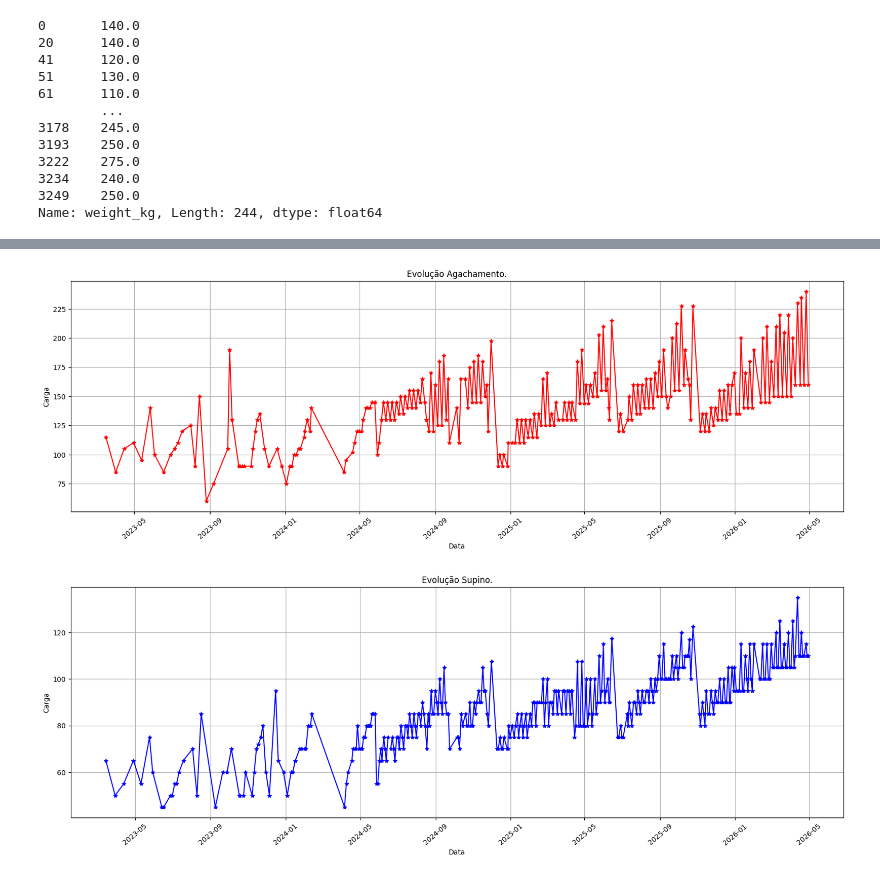
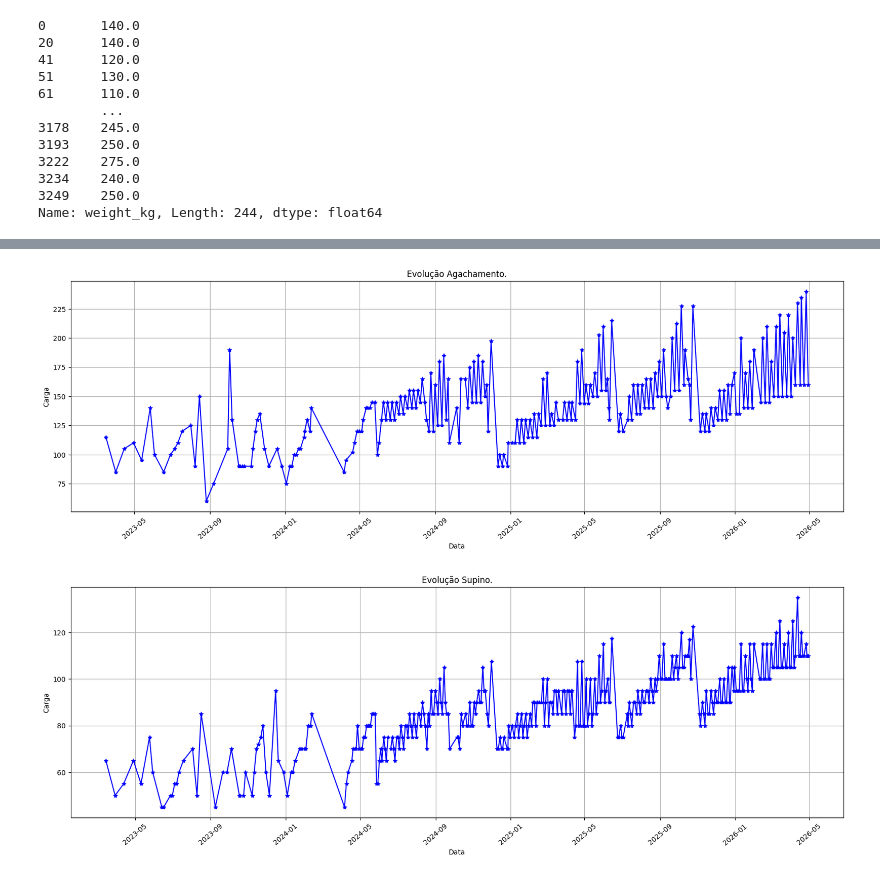
Before and after one commit to LucasDiasAlves/data-set_treino, a Jupyter notebook: notebook.ipynb, the cells around one changed output, grey strips where cells are left out. Saved outputs shown, nothing was run; the diff lists cells and outputs as text; code cells hidden in the pictures.

```diff
--- a/notebook.ipynb
+++ b/notebook.ipynb
@@ -314,3 +325,4 @@ traducao_meses = {
 }
 
 data['start_time'] = data['start_time'].replace(traducao_meses, regex=True)
+data['end_time'] = data['end_time'].replace(traducao_meses, regex=True)
@@ -339,8 +329,3 @@ Name: start_time, Length: 14291, dtype: object>
 # %%
 data['start_time'] = pd.to_datetime(data['start_time'], format="%d %b %Y, %H:%M")
-
-print(data['start_time'].head())
-print("="*50)
-print(data['start_time'])
-print("="*50)
-print(data['start_time'].info)
+data['end_time'] = pd.to_datetime(data['end_time'], format="%d %b %Y, %H:%M")
@@ -365,3 +332,5 @@ Name: start_time, Length: 14291, dtype: datetime64[ns]>
 # %%
-tabela_auxiliar_carga = data.groupby(by = ['start_time', 'id_exercise']).agg({"exercise_title":"first","weight_kg": "max",}).reset_index()
-print(tabela_auxiliar_carga)
+tabela_auxiliar_carga = data.groupby(by = ['start_time','end_time','id_exercise']).agg({"exercise_title":"first","weight_kg": "max",}).reset_index()
+tabela_auxiliar_carga['tempo_treino'] = tabela_auxiliar_carga['end_time'] - tabela_auxiliar_carga['start_time']
+tabela_auxiliar_carga['tempo_segundos'] = tabela_auxiliar_carga['tempo_treino'].dt.total_seconds()
+tabela_auxiliar_carga['tempo_minutos'] =tabela_auxiliar_carga['tempo_segundos'] / 60
@@ -435,17 +379,17 @@ Name: exercise_title, Length: 101, dtype: object
 # %%
 x = tabela_auxiliar_carga.loc[tabela_auxiliar_carga['id_exercise'] == 3, 'start_time']
 y = tabela_auxiliar_carga.loc[tabela_auxiliar_carga['id_exercise'] == 3, 'weight_kg']
 
 fig, ax = plt.subplots(figsize=(20, 6))
-meugrafico = ax.plot(x, y, color='red', marker='*')
+meugrafico = ax.plot(x, y, color='blue', marker='*')
 ax.grid(True)
 ax.set_xlabel('Data')
 ax.set_ylabel('Carga')
 ax.set_title('Evolução Agachamento.')
 plt.xticks(rotation=40)
 plt.show()
 # %% [output]
-[figure, old version]
+[figure, new version]
 # %%
 x = tabela_auxiliar_carga.loc[tabela_auxiliar_carga['id_exercise'] == 64, 'start_time']
 y = tabela_auxiliar_carga.loc[tabela_auxiliar_carga['id_exercise'] == 64, 'weight_kg']
```
Also changed, not shown: parts of 18 cells of this notebook, 2 other files.
